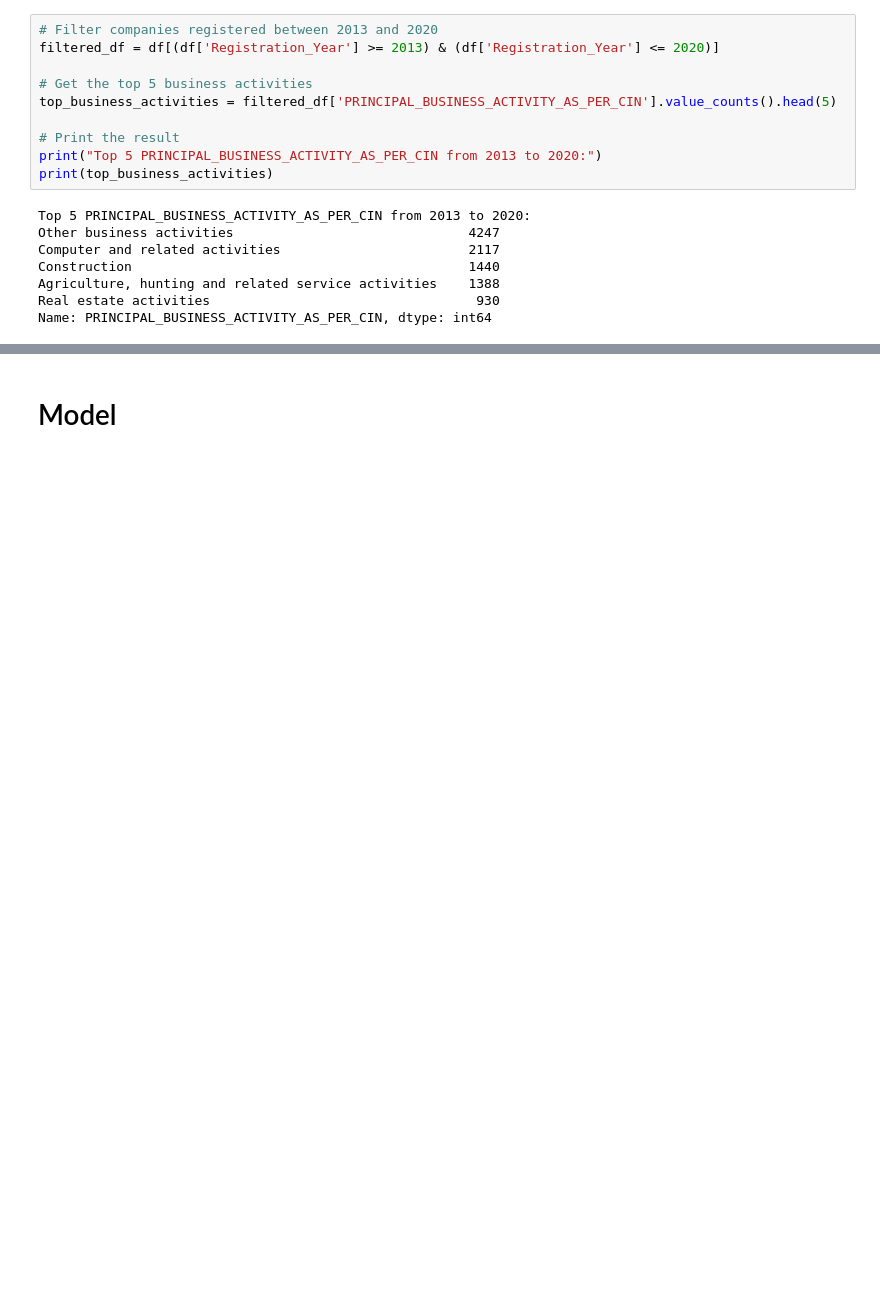
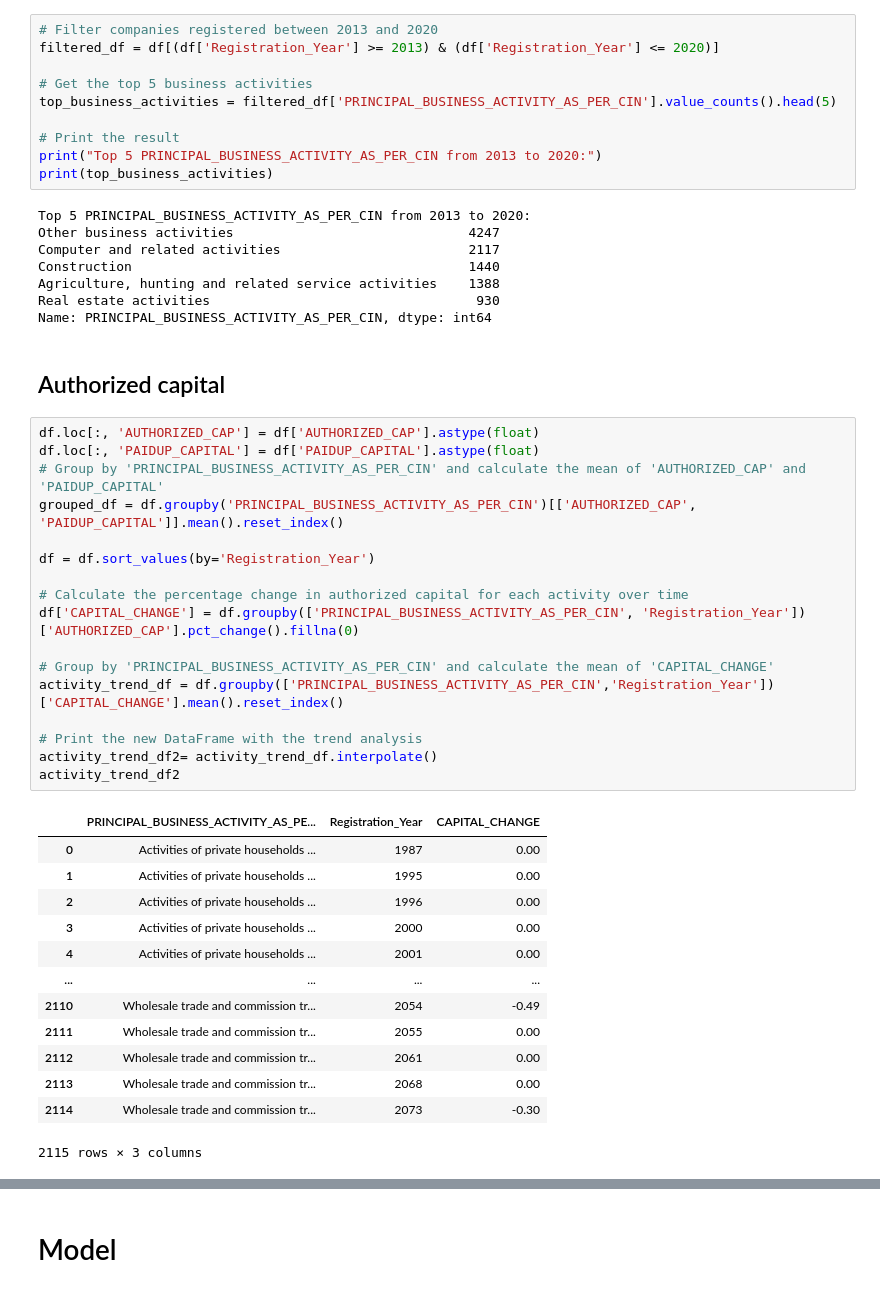
Before and after one commit to Soumiksb06/Statewise-business-comparison-and-forecast, a Jupyter notebook: MP_Companies.ipynb, the cells around one changed output, grey strips where cells are left out. Cells and saved outputs as stored; diff of their text form; blank space fills up the shorter version.

```diff
--- a/MP_Companies.ipynb
+++ b/MP_Companies.ipynb
@@ -180,3 +180,36 @@ Construction                                           1440
 Agriculture, hunting and related service activities    1388
 Real estate activities                                  930
 Name: PRINCIPAL_BUSINESS_ACTIVITY_AS_PER_CIN, dtype: int64
+# %% [markdown]
+## Authorized capital
+# %%
+df.loc[:, 'AUTHORIZED_CAP'] = df['AUTHORIZED_CAP'].astype(float)
+df.loc[:, 'PAIDUP_CAPITAL'] = df['PAIDUP_CAPITAL'].astype(float)
+# Group by 'PRINCIPAL_BUSINESS_ACTIVITY_AS_PER_CIN' and calculate the mean of 'AUTHORIZED_CAP' and 'PAIDUP_CAPITAL'
+grouped_df = df.groupby('PRINCIPAL_BUSINESS_ACTIVITY_AS_PER_CIN')[['AUTHORIZED_CAP', 'PAIDUP_CAPITAL']].mean().reset_index()
+
+df = df.sort_values(by='Registration_Year')
+
+# Calculate the percentage change in authorized capital for each activity over time
+df['CAPITAL_CHANGE'] = df.groupby(['PRINCIPAL_BUSINESS_ACTIVITY_AS_PER_CIN', 'Registration_Year'])['AUTHORIZED_CAP'].pct_change().fillna(0)
+
+# Group by 'PRINCIPAL_BUSINESS_ACTIVITY_AS_PER_CIN' and calculate the mean of 'CAPITAL_CHANGE'
+activity_trend_df = df.groupby(['PRINCIPAL_BUSINESS_ACTIVITY_AS_PER_CIN','Registration_Year'])['CAPITAL_CHANGE'].mean().reset_index()
+
+# Print the new DataFrame with the trend analysis
+activity_trend_df2= activity_trend_df.interpolate()
+activity_trend_df2
+# %% [output]
+|  | PRINCIPAL_BUSINESS_ACTIVITY_AS_PE... | Registration_Year | CAPITAL_CHANGE |
+| 0 | Activities of private households ... | 1987 | 0.00 |
+| 1 | Activities of private households ... | 1995 | 0.00 |
+| 2 | Activities of private households ... | 1996 | 0.00 |
+| 3 | Activities of private households ... | 2000 | 0.00 |
+| 4 | Activities of private households ... | 2001 | 0.00 |
+| ... | ... | ... | ... |
+| 2110 | Wholesale trade and commission tr... | 2054 | -0.49 |
+| 2111 | Wholesale trade and commission tr... | 2055 | 0.00 |
+| 2112 | Wholesale trade and commission tr... | 2061 | 0.00 |
+| 2113 | Wholesale trade and commission tr... | 2068 | 0.00 |
+| 2114 | Wholesale trade and commission tr... | 2073 | -0.30 |
+2115 rows × 3 columns
```
Also changed, not shown: parts of 6 cells of this notebook.
